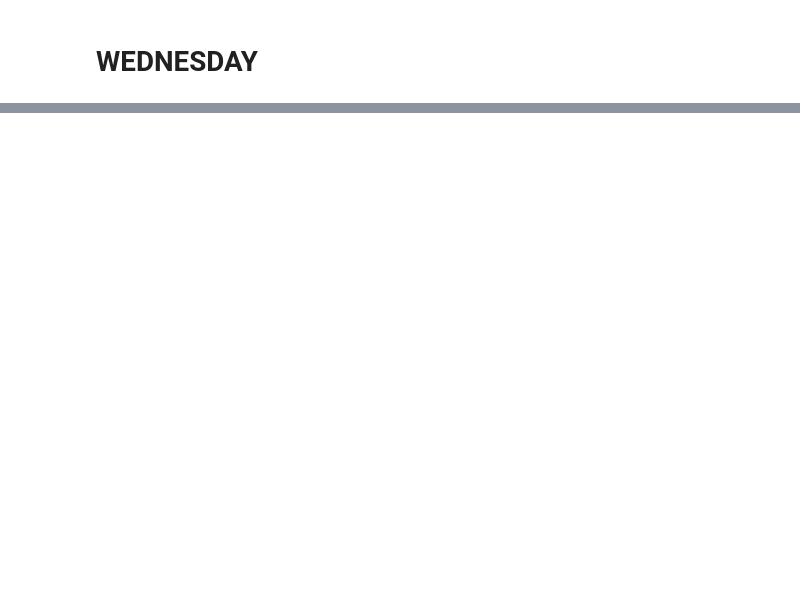
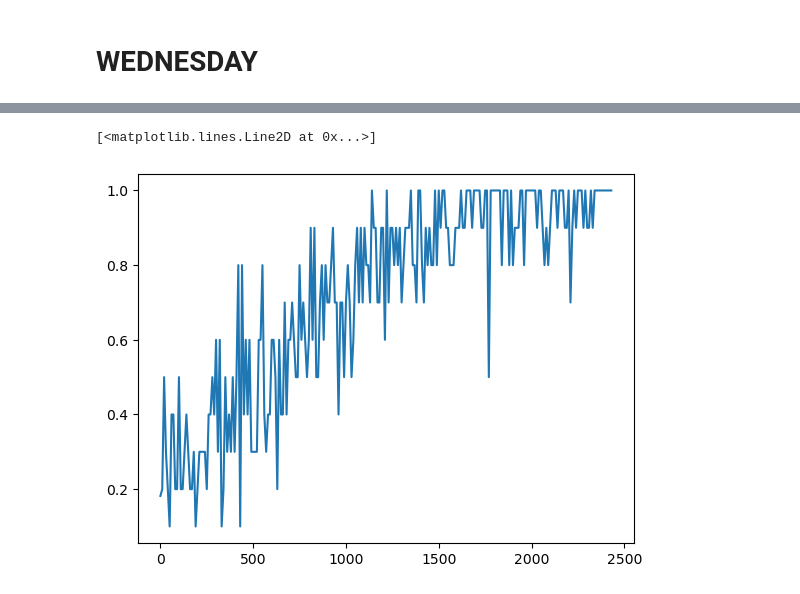
Before and after one commit to daniel-macrae/DRL-Assignment-2023, a Jupyter notebook: Grid Search Results.ipynb, the cells around one changed output, grey strips where cells are left out. Saved outputs shown, nothing was run; the diff lists cells and outputs as text; code cells hidden in the pictures; blank space fills up the shorter version.

```diff
--- a/Grid Search Results.ipynb
+++ b/Grid Search Results.ipynb
@@ -198,0 +205,7 @@ for i, row in converged.iterrows():
+# %%
+shortest = [0.18181818181818182, 0.2, 0.5, 0.3, 0.2, 0.1, 0.4, 0.4, 0.2, 0.2, 0.5, 0.2, 0.2, 0.3, 0.4, 0.3, 0.2, 0.2, 0.3, 0.1, 0.2, 0.3, 0.3, 0.3, 0.3, 0.2, 0.4, 0.4, 0.5, 0.4, 0.6, 0.3, 0.6, 0.1, 0.2, 0.5, 0.3, 0.4, 0.3, 0.5, 0.3, 0.5, 0.8, 0.1, 0.8, 0.4, 0.6, 0.4, 0.6, 0.3, 0.3, 0.3, 0.3, 0.6, 0.6, 0.8, 0.4, 0.3, 0.4, 0.4, 0.6, 0.6, 0.5, 0.2, 0.6, 0.4, 0.4, 0.7, 0.4, 0.6, 0.6, 0.7, 0.6, 0.5, 0.5, 0.8, 0.6, 0.7, 0.6, 0.5, 0.6, 0.9, 0.6, 0.9, 0.5, 0.5, 0.7, 0.8, 0.6, 0.8, 0.7, 0.7, 0.8, 0.9, 0.7, 0.7, 0.4, 0.7, 0.7, 0.5, 0.7, 0.8, 0.7, 0.5, 0.6, 0.8, 0.9, 0.7, 0.9, 0.7, 0.9, 0.8, 0.8, 0.7, 1.0, 0.9, 0.9, 0.7, 0.7, 0.9, 0.9, 0.6, 1.0, 0.7, 0.9, 0.9, 0.8, 0.9, 0.8, 0.9, 0.7, 0.8, 0.9, 0.9, 0.9, 1.0, 0.8, 0.8, 0.7, 1.0, 1.0, 0.8, 0.7, 0.9, 0.8, 0.9, 0.8, 0.8, 1.0, 0.8, 1.0, 0.9, 1.0, 1.0, 0.9, 0.9, 0.8, 0.8, 0.8, 0.9, 0.9, 0.9, 1.0, 0.9, 0.9, 1.0, 1.0, 1.0, 0.9, 1.0, 1.0, 1.0, 1.0, 0.9, 0.9, 1.0, 1.0, 0.5, 1.0, 1.0, 1.0, 1.0, 1.0, 1.0, 0.8, 1.0, 1.0, 1.0, 0.8, 1.0, 0.8, 0.9, 0.9, 0.9, 1.0, 1.0, 0.8, 1.0, 1.0, 1.0, 1.0, 1.0, 1.0, 0.9, 1.0, 1.0, 0.9, 0.8, 0.9, 0.8, 0.9, 1.0, 1.0, 1.0, 0.9, 1.0, 1.0, 1.0, 0.9, 0.9, 1.0, 0.7, 0.9, 1.0, 0.9, 1.0, 1.0, 1.0, 0.9, 1.0, 0.9, 0.9, 1.0, 0.9, 1.0, 1.0, 1.0, 1.0, 1.0, 1.0, 1.0, 1.0, 1.0, 1.0]
+x = np.arange(0, len(shortest)*10, 10)
+plt.plot(x, shortest)
+# %% [output]
+[<matplotlib.lines.Line2D at 0x...>]
+[figure, added]
```
Also changed, not shown: parts of 10 cells of this notebook, 5 other files.
